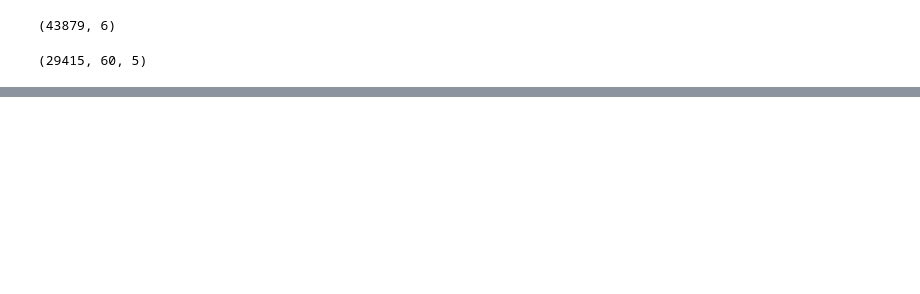
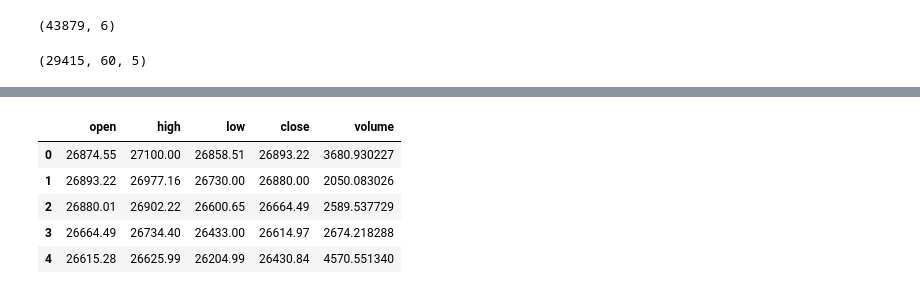
Before and after one commit to gamparohit/bitcoin, a Jupyter notebook: Code and model files/Bitcoin_time_series_analysis.ipynb, the cells around one changed output, grey strips where cells are left out. Cells and saved outputs as stored; diff of their text form; code cells hidden in the pictures; blank space fills up the shorter version.

```diff
--- a/Code and model files/Bitcoin_time_series_analysis.ipynb
+++ b/Code and model files/Bitcoin_time_series_analysis.ipynb
@@ -92,8 +110,15 @@ plt.show()
 # %%
 part_60_days = data_training.tail(60)
 df= part_60_days.append(data_test, ignore_index = True)
-df = df.drop(['Date', 'Adj Close'], axis = 1)
+df = df.drop(['open_time'], axis = 1)
 df.head()
+# %% [output]
+|  | open | high | low | close | volume |
+| 0 | 26874.55 | 27100.00 | 26858.51 | 26893.22 | 3680.930227 |
+| 1 | 26893.22 | 26977.16 | 26730.00 | 26880.00 | 2050.083026 |
+| 2 | 26880.01 | 26902.22 | 26600.65 | 26664.49 | 2589.537729 |
+| 3 | 26664.49 | 26734.40 | 26433.00 | 26614.97 | 2674.218288 |
+| 4 | 26615.28 | 26625.99 | 26204.99 | 26430.84 | 4570.551340 |
 # %%
 inputs = scaler.transform(df)
 # %%
```
Also changed, not shown: parts of 7 cells of this notebook, 1 other file.
